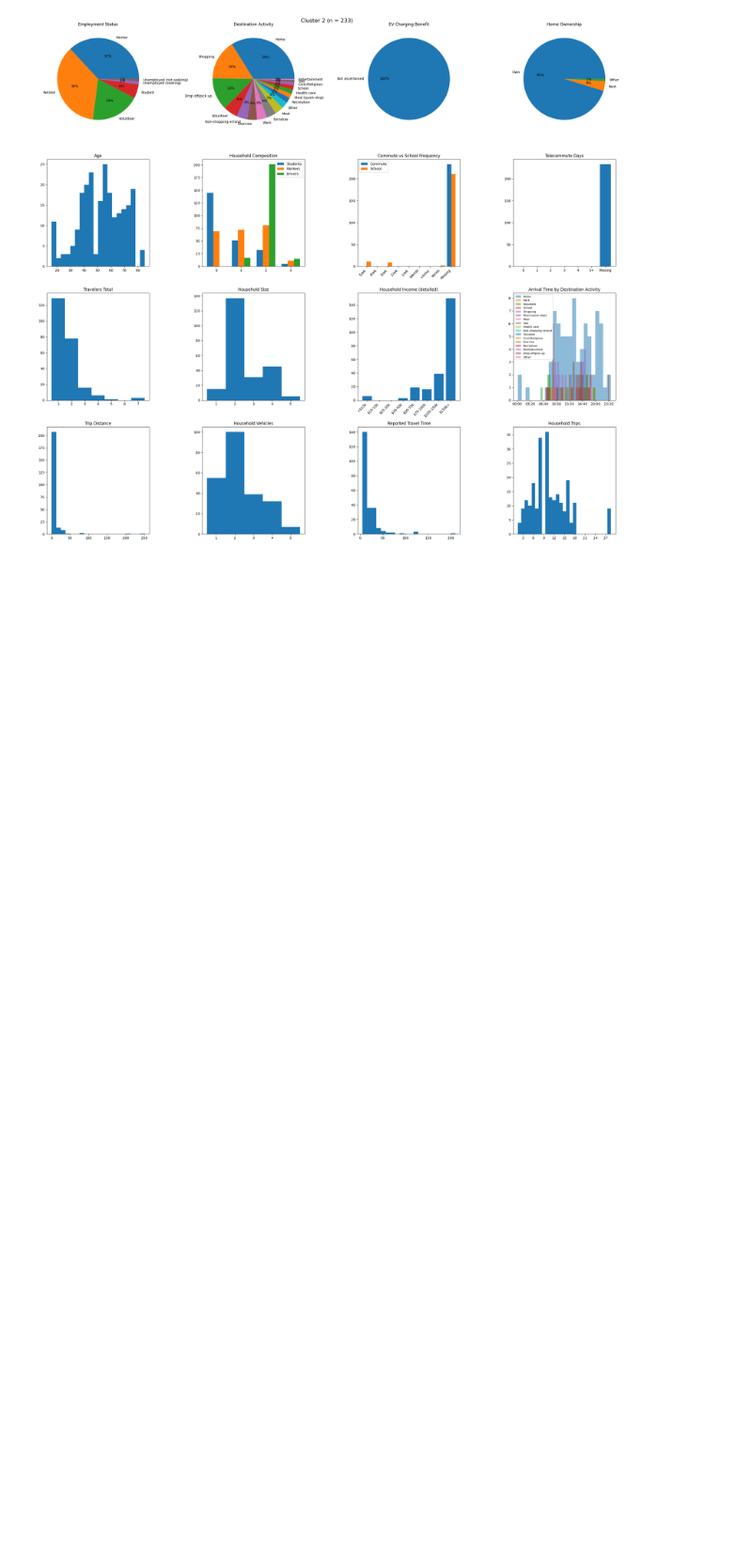
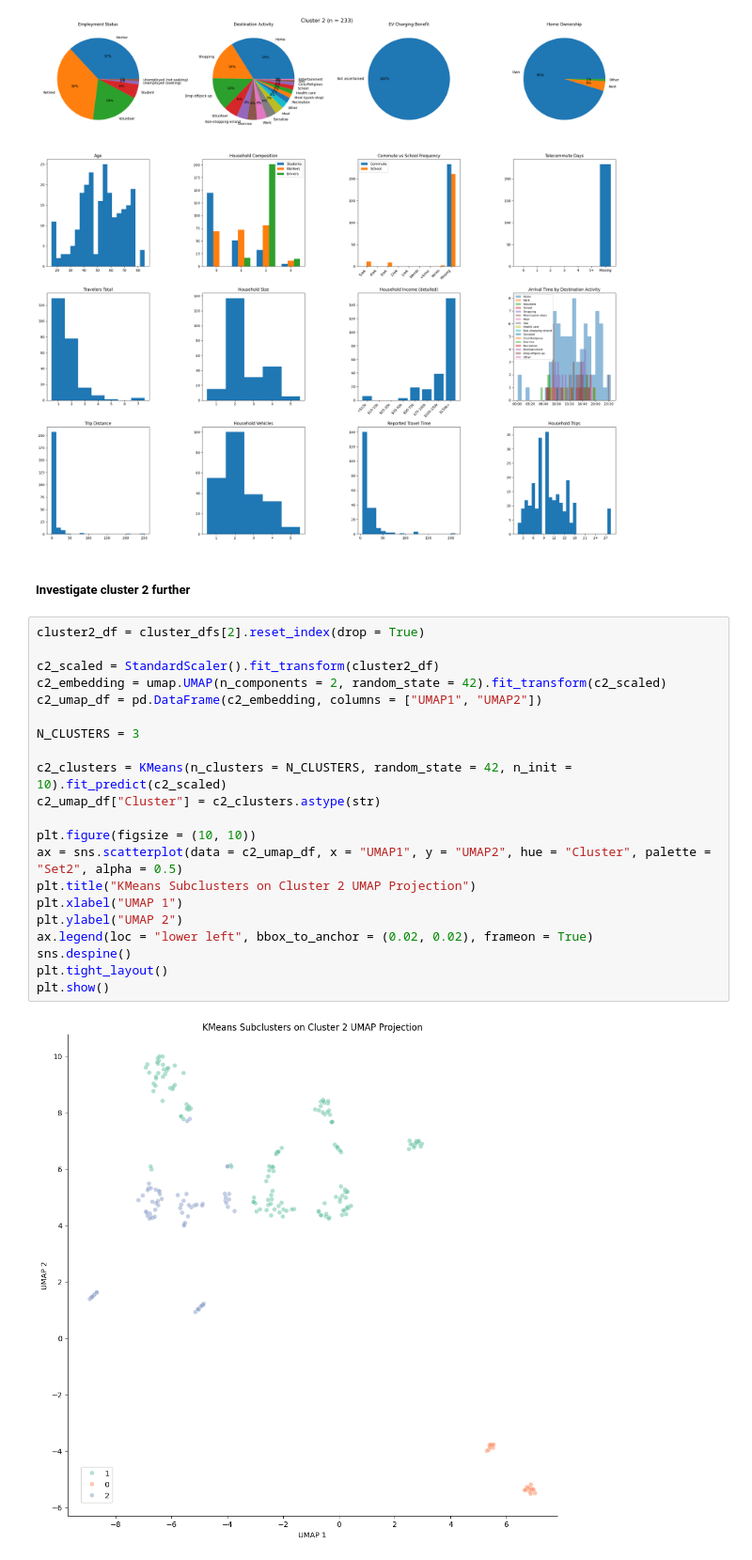
Before and after one commit to pengu-rengu/ev_digital_city, a Jupyter notebook: notebooks/clustering.ipynb, the cells around one changed output. Shown at 94% size. Drawn from its saved outputs; the diff is of its cells as text; blank space fills up the shorter version.

```diff
--- a/notebooks/clustering.ipynb
+++ b/notebooks/clustering.ipynb
@@ -403,3 +403,28 @@ for cluster_id, cluster_df in enumerate(cluster_dfs):
 [figure]
 [figure]
 [figure]
+# %% [markdown]
+##### Investigate cluster 2 further
+# %%
+cluster2_df = cluster_dfs[2].reset_index(drop = True)
+
+c2_scaled = StandardScaler().fit_transform(cluster2_df)
+c2_embedding = umap.UMAP(n_components = 2, random_state = 42).fit_transform(c2_scaled)
+c2_umap_df = pd.DataFrame(c2_embedding, columns = ["UMAP1", "UMAP2"])
+
+N_CLUSTERS = 3
+
+c2_clusters = KMeans(n_clusters = N_CLUSTERS, random_state = 42, n_init = 10).fit_predict(c2_scaled)
+c2_umap_df["Cluster"] = c2_clusters.astype(str)
+
+plt.figure(figsize = (10, 10))
+ax = sns.scatterplot(data = c2_umap_df, x = "UMAP1", y = "UMAP2", hue = "Cluster", palette = "Set2", alpha = 0.5)
+plt.title("KMeans Subclusters on Cluster 2 UMAP Projection")
+plt.xlabel("UMAP 1")
+plt.ylabel("UMAP 2")
+ax.legend(loc = "lower left", bbox_to_anchor = (0.02, 0.02), frameon = True)
+sns.despine()
+plt.tight_layout()
+plt.show()
+# %% [output]
+[figure, added]
```
Also changed, not shown: parts of 1 cell of this notebook.
